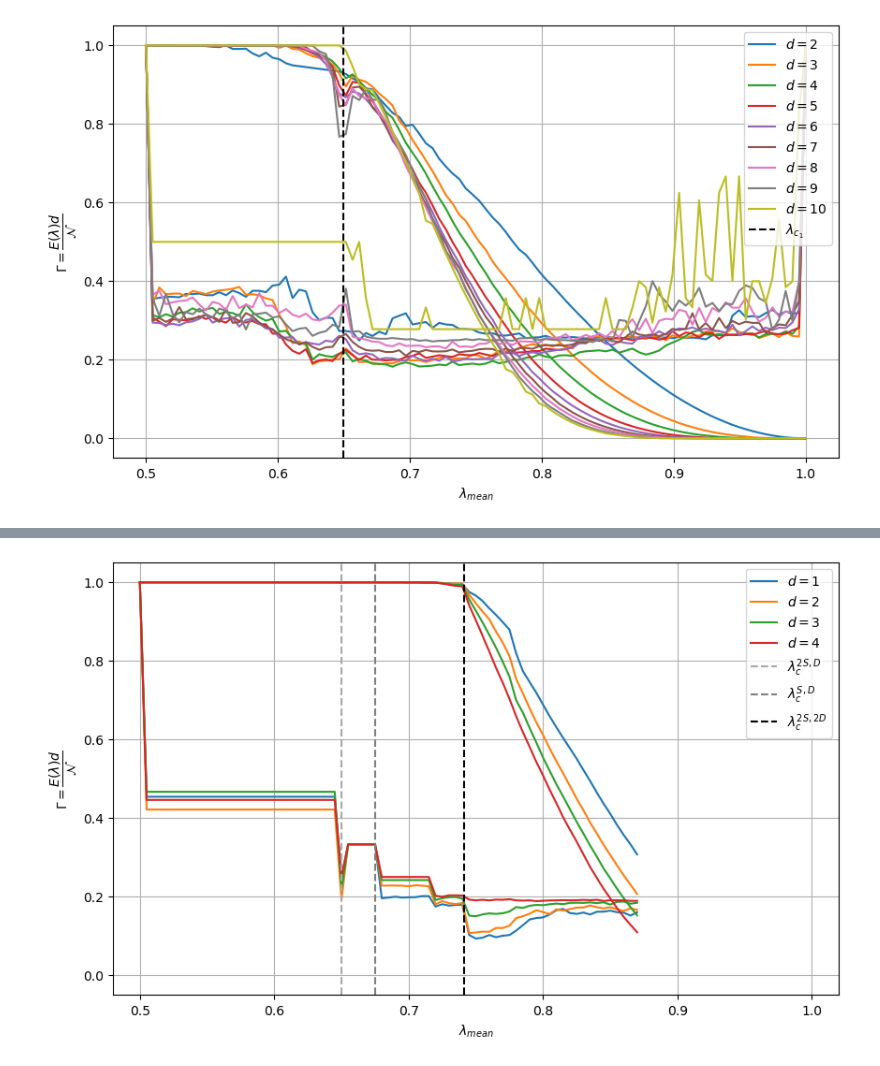
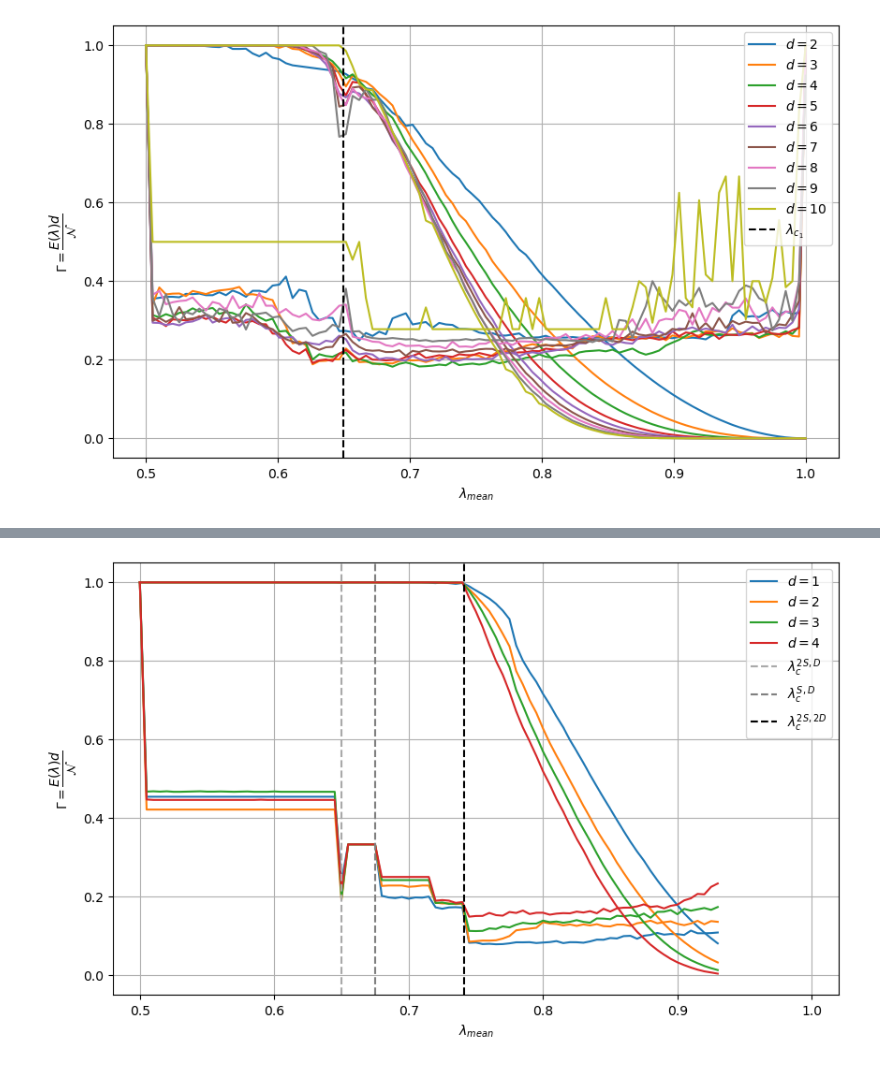
Before and after one commit to andreadegirolamo99/QNets, a Jupyter notebook: plots.ipynb, the cells around one changed output, grey strips where cells are left out. Saved outputs shown, nothing was run; the diff lists cells and outputs as text; code cells hidden in the pictures.

```diff
--- a/plots.ipynb
+++ b/plots.ipynb
@@ -253,7 +253,7 @@ Ns = {}
 Ls = []
 
 n = 6
-range_ = 75
+range_ = 87
 for (i, lambda_) in enumerate(lambdas[:range_]):
     ents[lambda_] = []
     Ns[lambda_] = []
@@ -267,34 +267,34 @@ for (i, lambda_) in enumerate(lambdas[:range_]):
                 Ls.append(int(L))
 
             ents[lambda_].append(ent)
             Ns[lambda_].append(N)
 
 for d in Ls:
     color = ax._get_lines.get_next_color()  # Get the next color in the cycle
 
     y1 = np.array([ents[lambda_][d-1] for lambda_ in lambdas[:range_]])
     y2 = np.array([(d+1)/(Ns[lambda_][d-1]+1) for lambda_ in lambdas[:range_]])
 
     ax.plot(lambdas[:range_], y1, label='$d = {}$'.format(d), color=color)
     ax.plot(lambdas[:range_], y2, color=color)
 
 lambda_c = 0.5 * (1 + np.sqrt(1 - np.sqrt(2 * (np.sqrt(2) - 1))))
 
 ax.set_xlabel(r'$\lambda_{mean}$')
 ax.set_ylabel('$\\Gamma = \dfrac{E(\\lambda)d}{\mathcal{N}}$')
 ax.grid(True)
 ax.set_xlim([0.48,1.02])
 ax.set_ylim([-0.05,1.05])
 lambda_c = 0.5 * (1 + np.sqrt(1 - np.sqrt(2 * (np.sqrt(2) - 1))))
 ax.axvline(lambda_c, linestyle="dashed", color="DarkGrey", label=r"$\lambda_{c}^{2S,D}$")
 ax.axvline(0.6754005658469, linestyle="dashed", color="grey", label=r'$\lambda_{c}^{S,D}$')
 ax.axvline(0.7415981879044, linestyle="dashed", color="black", label=r'$\lambda_{c}^{2S, 2D}$')
 ax.legend()
 
 
 plt.show()
 # %% [output]
-[figure, old version]
+[figure, new version]
 # %%
 fig, ax = plt.subplots(figsize=(10,6))
 
```
Also changed, not shown: parts of 1 cell of this notebook, 1 other file.
